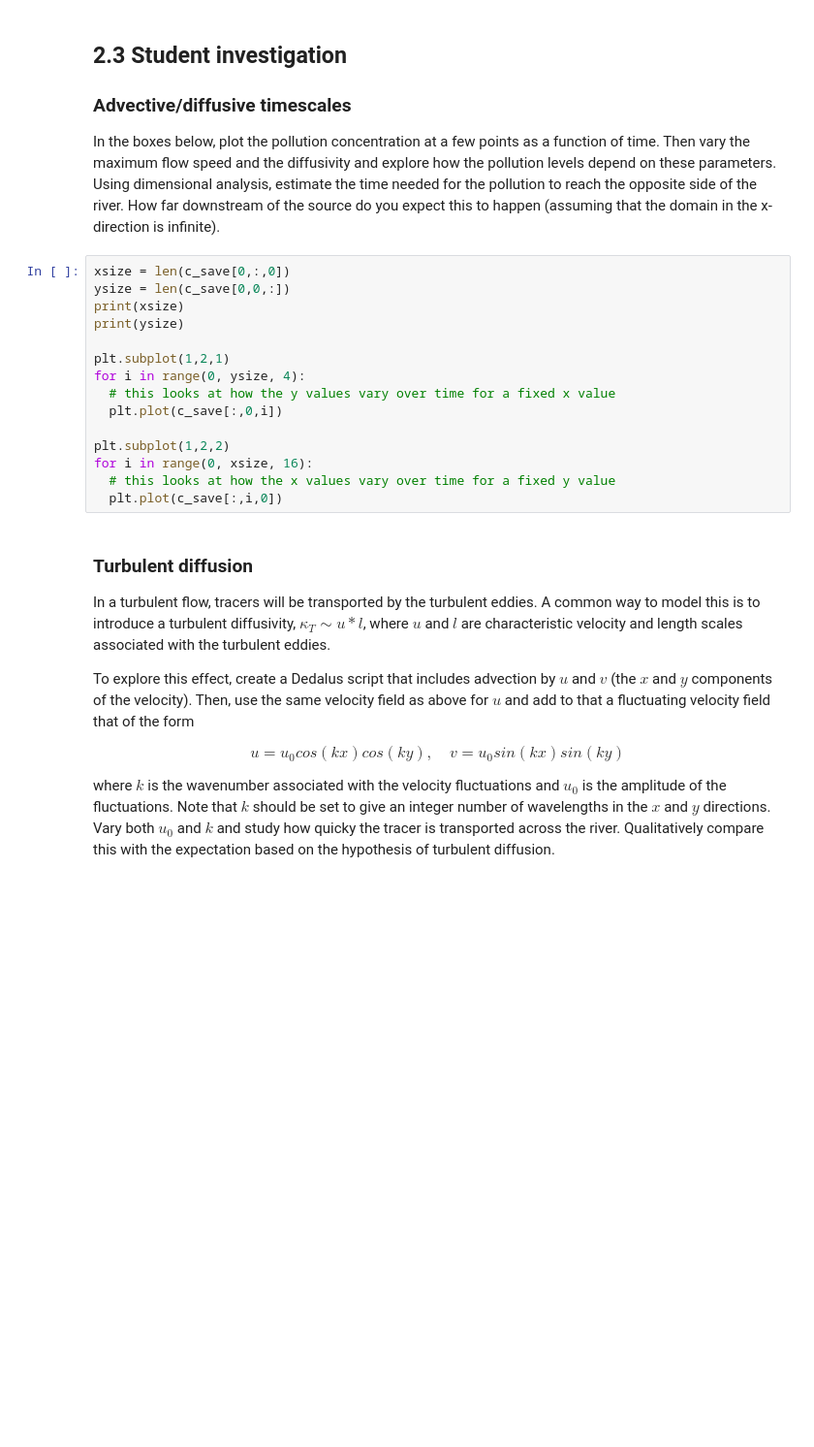
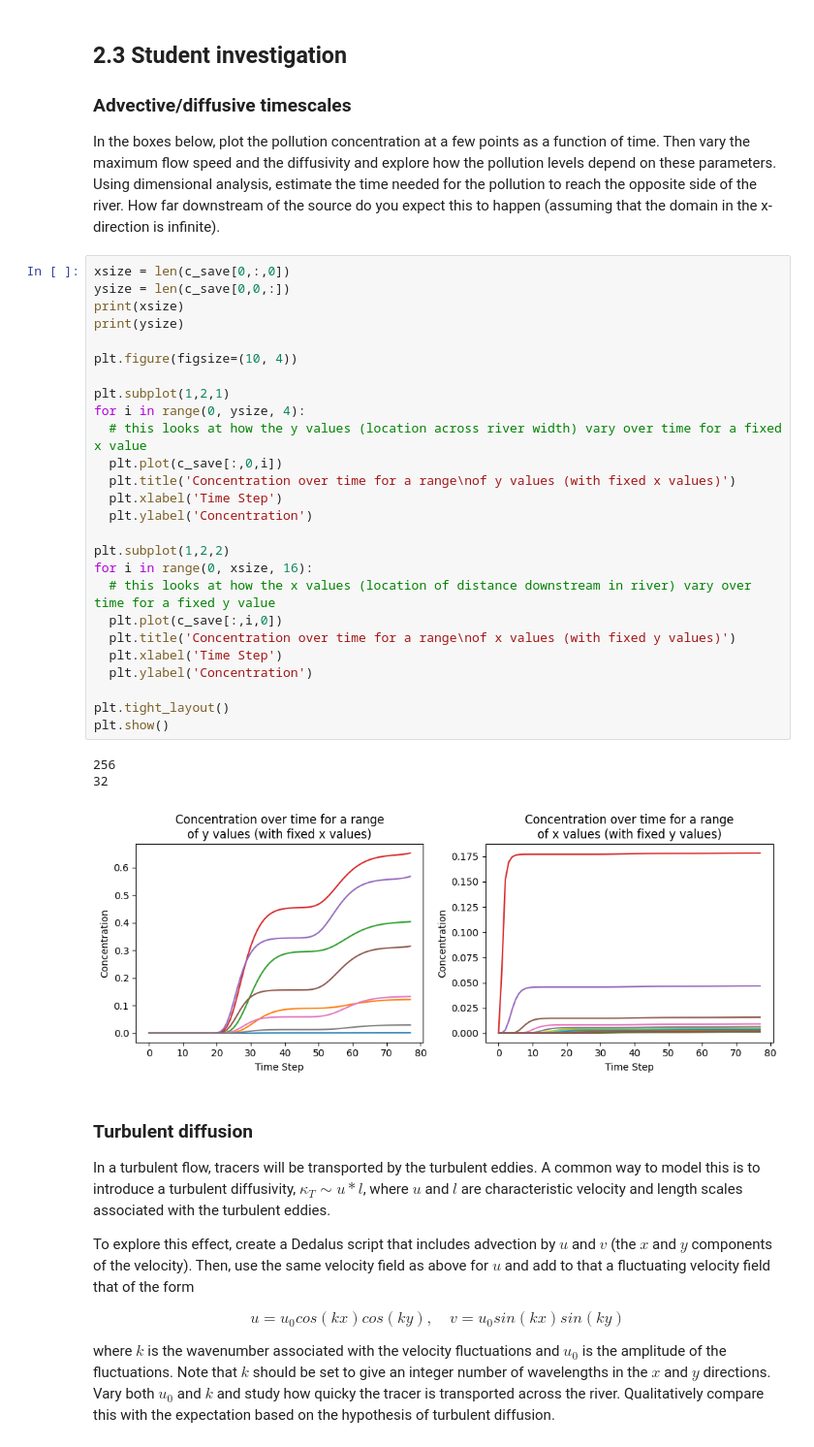
Before and after one commit to isabelgilchristmiller/QCES, a Jupyter notebook: Project2_transport.ipynb, the cells around one changed output. Shown at 97% size. Cells and saved outputs as stored; diff of their text form; blank space fills up the shorter version.

```diff
--- a/Project2_transport.ipynb
+++ b/Project2_transport.ipynb
@@ -660,18 +619,33 @@ In the boxes below, plot the pollution concentration at a few points as a functi
 # %%
 xsize = len(c_save[0,:,0])
 ysize = len(c_save[0,0,:])
 print(xsize)
 print(ysize)
 
+plt.figure(figsize=(10, 4))
+
 plt.subplot(1,2,1)
 for i in range(0, ysize, 4):
-  # this looks at how the y values vary over time for a fixed x value
+  # this looks at how the y values (location across river width) vary over time for a fixed x value
   plt.plot(c_save[:,0,i])
+  plt.title('Concentration over time for a range\nof y values (with fixed x values)')
+  plt.xlabel('Time Step')
+  plt.ylabel('Concentration')
 
 plt.subplot(1,2,2)
 for i in range(0, xsize, 16):
-  # this looks at how the x values vary over time for a fixed y value
+  # this looks at how the x values (location of distance downstream in river) vary over time for a fixed y value
   plt.plot(c_save[:,i,0])
+  plt.title('Concentration over time for a range\nof x values (with fixed y values)')
+  plt.xlabel('Time Step')
+  plt.ylabel('Concentration')
+
+plt.tight_layout()
+plt.show()
+# %% [output]
+256
+32
+[figure, added]
 # %% [markdown]
 ### Turbulent diffusion
 In a turbulent flow, tracers will be transported by the turbulent eddies. A common way to model this is to introduce a turbulent diffusivity, $\kappa_T\sim u*l$, where $u$ and $l$ are characteristic velocity and length scales associated with the turbulent eddies.
```
Also changed, not shown: parts of 7 cells of this notebook.
